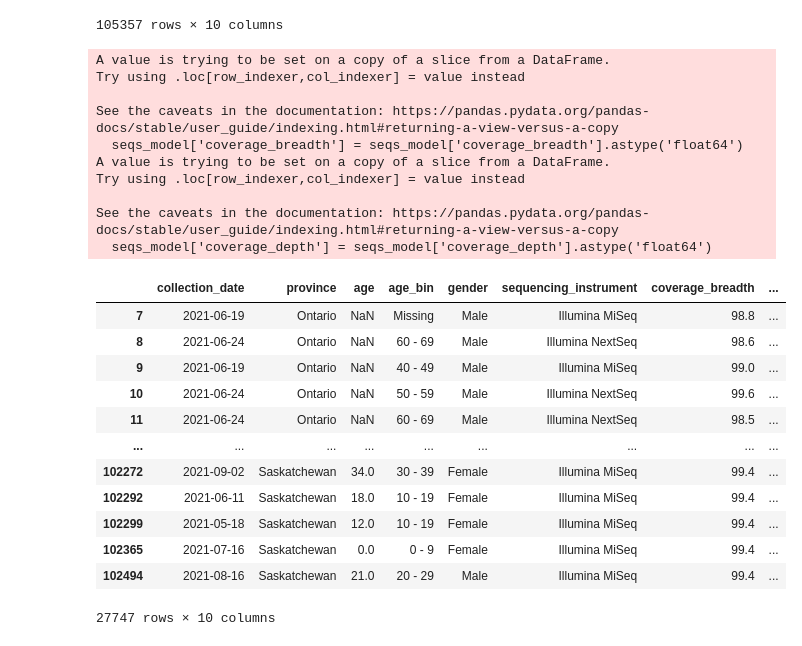
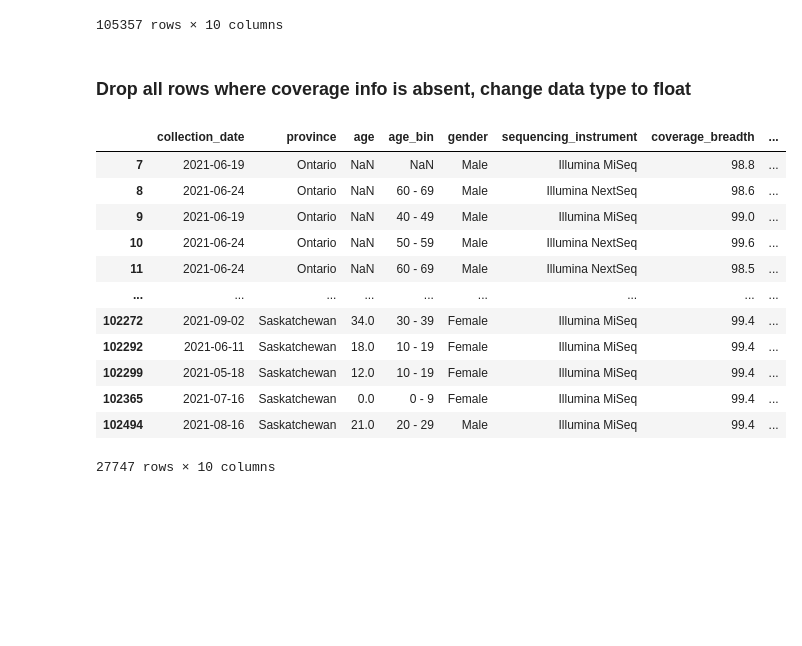
Before and after one commit to eringill/gisaid_uploads, a Jupyter notebook: data_portal_contents.ipynb, the cells around one changed output. Cells and saved outputs as stored; diff of their text form; code cells hidden in the pictures; blank space fills up the shorter version.

```diff
--- a/data_portal_contents.ipynb
+++ b/data_portal_contents.ipynb
@@ -387,32 +336,24 @@ dtype: object
 | 105355 | 2021-08-04 | British Columbia | NaN | 30 - 39 | Female | Illumina NextSeq 2000 | 99.4 | ... |
 | 105356 | 2021-03-09 | British Columbia | NaN | 50 - 59 | Male | Illumina MiSeq | 99.4 | ... |
 105357 rows × 10 columns
+# %% [markdown]
+### Drop all rows where coverage info is absent, change data type to float
 # %%
-seqs_model = seqs_model.dropna(subset=['coverage_breadth', 'coverage_depth', 'Ct'])
+seqs_model.dropna(subset=['coverage_breadth', 'coverage_depth', 'Ct'], inplace = True)
 seqs_model['coverage_breadth'] = seqs_model['coverage_breadth'].astype('float64')
 seqs_model['coverage_depth'] = seqs_model['coverage_depth'].astype('float64')
 seqs_model
 # %% [output]
+|  | collection_date | province | age | age_bin | gender | sequencing_instrument | coverage_breadth | ... |
+| 7 | 2021-06-19 | Ontario | NaN | NaN | Male | Illumina MiSeq | 98.8 | ... |
+| 8 | 2021-06-24 | Ontario | NaN | 60 - 69 | Male | Illumina NextSeq | 98.6 | ... |
+| 9 | 2021-06-19 | Ontario | NaN | 40 - 49 | Male | Illumina MiSeq | 99.0 | ... |
+| 10 | 2021-06-24 | Ontario | NaN | 50 - 59 | Male | Illumina NextSeq | 99.6 | ... |
+| 11 | 2021-06-24 | Ontario | NaN | 60 - 69 | Male | Illumina NextSeq | 98.5 | ... |
+| ... | ... | ... | ... | ... | ... | ... | ... | ... |
+| 102272 | 2021-09-02 | Saskatchewan | 34.0 | 30 - 39 | Female | Illumina MiSeq | 99.4 | ... |
+| 102292 | 2021-06-11 | Saskatchewan | 18.0 | 10 - 19 | Female | Illumina MiSeq | 99.4 | ... |
+| 102299 | 2021-05-18 | Saskatchewan | 12.0 | 10 - 19 | Female | Illumina MiSeq | 99.4 | ... |
+| 102365 | 2021-07-16 | Saskatchewan | 0.0 | 0 - 9 | Female | Illumina MiSeq | 99.4 | ... |
+| 102494 | 2021-08-16 | Saskatchewan | 21.0 | 20 - 29 | Male | Illumina MiSeq | 99.4 | ... |
-A value is trying to be set on a copy of a slice from a DataFrame.
-Try using .loc[row_indexer,col_indexer] = value instead
-
-See the caveats in the documentation: https://pandas.pydata.org/pandas-docs/stable/user_guide/indexing.html#returning-a-view-versus-a-copy
-  seqs_model['coverage_breadth'] = seqs_model['coverage_breadth'].astype('float64')
-A value is trying to be set on a copy of a slice from a DataFrame.
-Try using .loc[row_indexer,col_indexer] = value instead
-
-See the caveats in the documentation: https://pandas.pydata.org/pandas-docs/stable/user_guide/indexing.html#returning-a-view-versus-a-copy
-  seqs_model['coverage_depth'] = seqs_model['coverage_depth'].astype('float64')
+27747 rows × 10 columns
-|  | collection_date | province | age | age_bin | gender | sequencing_instrument | coverage_breadth | ... |
-| 7 | 2021-06-19 | Ontario | NaN | Missing | Male | Illumina MiSeq | 98.8 | ... |
-| 8 | 2021-06-24 | Ontario | NaN | 60 - 69 | Male | Illumina NextSeq | 98.6 | ... |
-| 9 | 2021-06-19 | Ontario | NaN | 40 - 49 | Male | Illumina MiSeq | 99.0 | ... |
-| 10 | 2021-06-24 | Ontario | NaN | 50 - 59 | Male | Illumina NextSeq | 99.6 | ... |
-| 11 | 2021-06-24 | Ontario | NaN | 60 - 69 | Male | Illumina NextSeq | 98.5 | ... |
-| ... | ... | ... | ... | ... | ... | ... | ... | ... |
-| 102272 | 2021-09-02 | Saskatchewan | 34.0 | 30 - 39 | Female | Illumina MiSeq | 99.4 | ... |
-| 102292 | 2021-06-11 | Saskatchewan | 18.0 | 10 - 19 | Female | Illumina MiSeq | 99.4 | ... |
-| 102299 | 2021-05-18 | Saskatchewan | 12.0 | 10 - 19 | Female | Illumina MiSeq | 99.4 | ... |
-| 102365 | 2021-07-16 | Saskatchewan | 0.0 | 0 - 9 | Female | Illumina MiSeq | 99.4 | ... |
-| 102494 | 2021-08-16 | Saskatchewan | 21.0 | 20 - 29 | Male | Illumina MiSeq | 99.4 | ... |
-27747 rows × 10 columns
```
Also changed, not shown: parts of 33 cells of this notebook, 1 other file.
